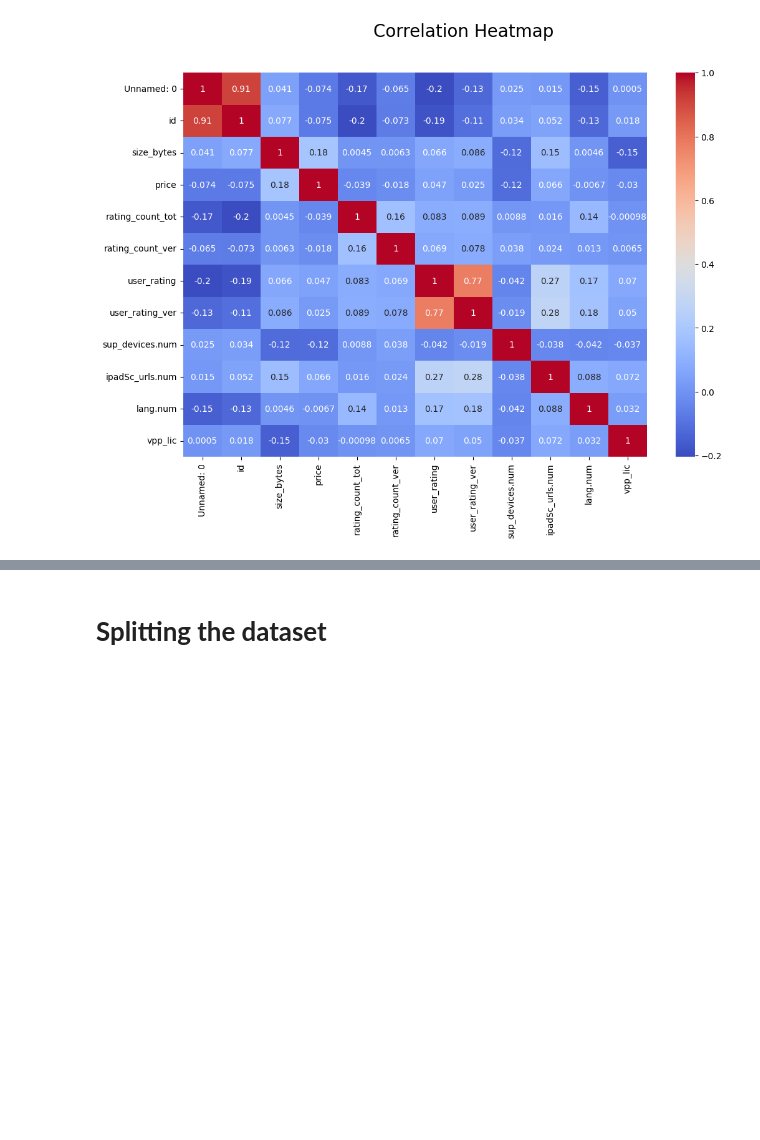
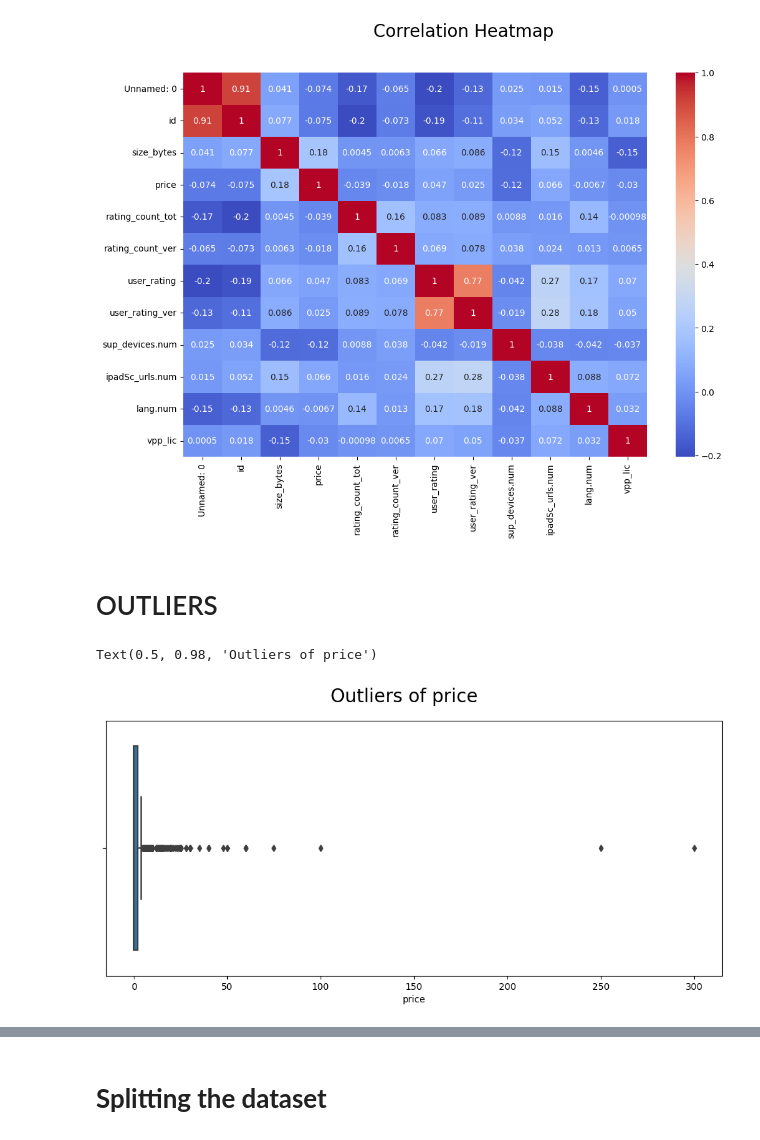
Before and after one commit to Rishisrv147025/Data_Analysis_and_Business_Intellegence, a Jupyter notebook: Python_Data_Science_project/Apple_store_analysis/Apple_store_ML_analysis.ipynb, the cells around one changed output, grey strips where cells are left out. Saved outputs shown, nothing was run; the diff lists cells and outputs as text; code cells hidden in the pictures; blank space fills up the shorter version.

```diff
--- a/Python_Data_Science_project/Apple_store_analysis/Apple_store_ML_analysis.ipynb
+++ b/Python_Data_Science_project/Apple_store_analysis/Apple_store_ML_analysis.ipynb
@@ -105,3 +107,12 @@ plt.suptitle('Correlation Heatmap',fontsize=20)
 # %% [output]
 Text(0.5, 0.98, 'Correlation Heatmap')
 [figure]
+# %% [markdown]
+# OUTLIERS
+# %%
+plt.figure(figsize=(12,5))
+sns.boxplot(data=dataset,x='price')
+plt.suptitle('Outliers of price',fontsize=20)
+# %% [output]
+Text(0.5, 0.98, 'Outliers of price')
+[figure, added]
```
Also changed, not shown: parts of 36 cells of this notebook.
